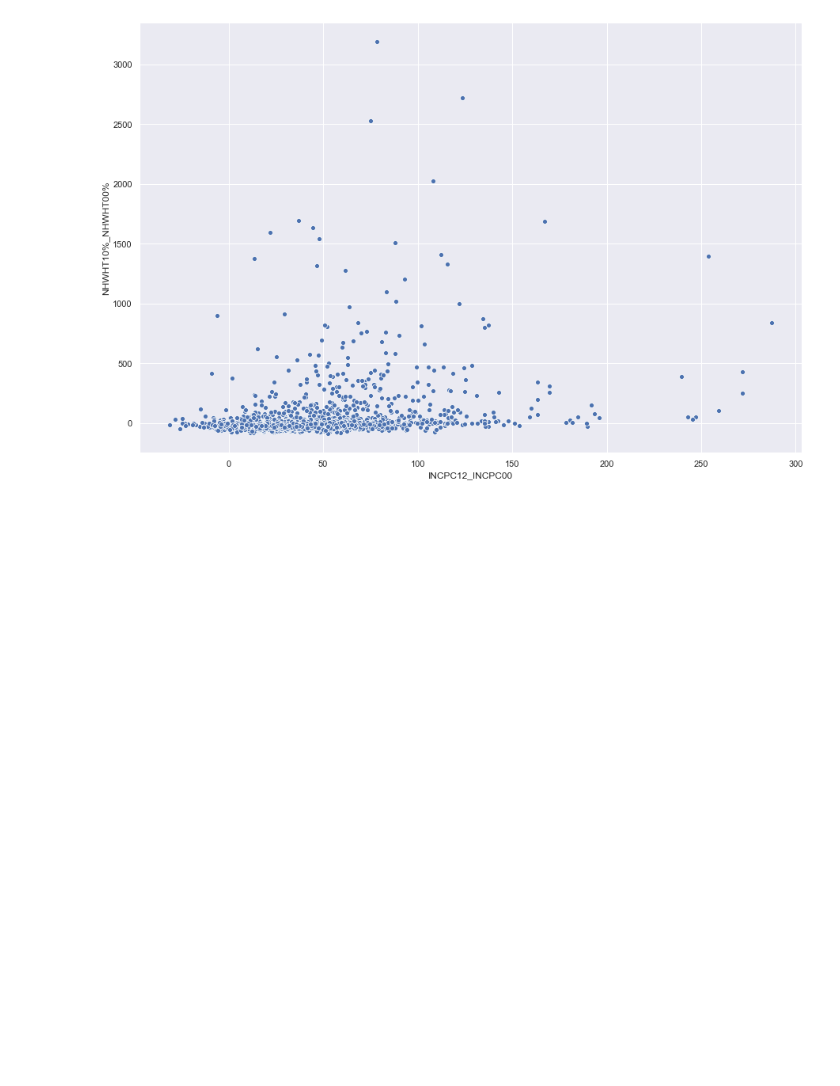
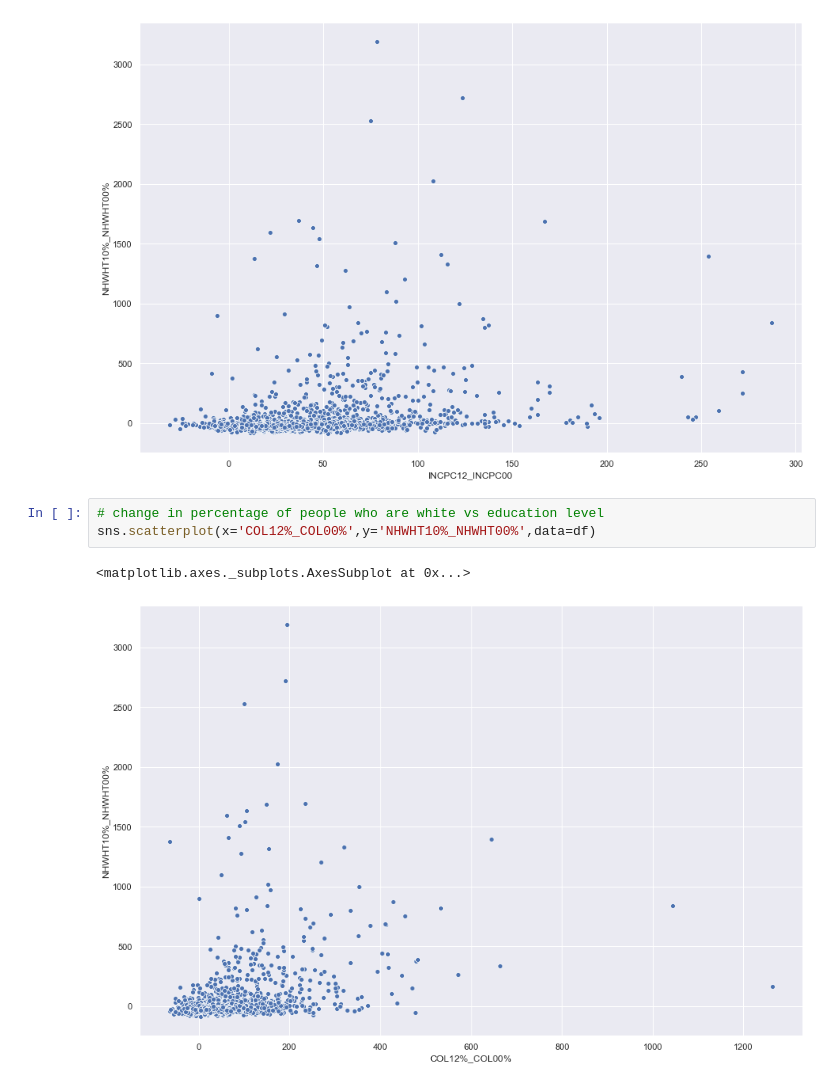
Before and after one commit to ptorres001/cluster_gentrification_new_york, a Jupyter notebook: EDA.ipynb, the cells around one changed output. Drawn from its saved outputs; the diff is of its cells as text; blank space fills up the shorter version.

```diff
--- a/EDA.ipynb
+++ b/EDA.ipynb
@@ -106,3 +101,9 @@ sns.scatterplot(x='INCPC12_INCPC00',y='NHWHT10%_NHWHT00%',data=df)
 # %% [output]
 <matplotlib.axes._subplots.AxesSubplot at 0x...>
 [figure]
+# %%
+# change in percentage of people who are white vs education level
+sns.scatterplot(x='COL12%_COL00%',y='NHWHT10%_NHWHT00%',data=df)
+# %% [output]
+<matplotlib.axes._subplots.AxesSubplot at 0x...>
+[figure, added]
```
Also changed, not shown: parts of 14 cells of this notebook.
